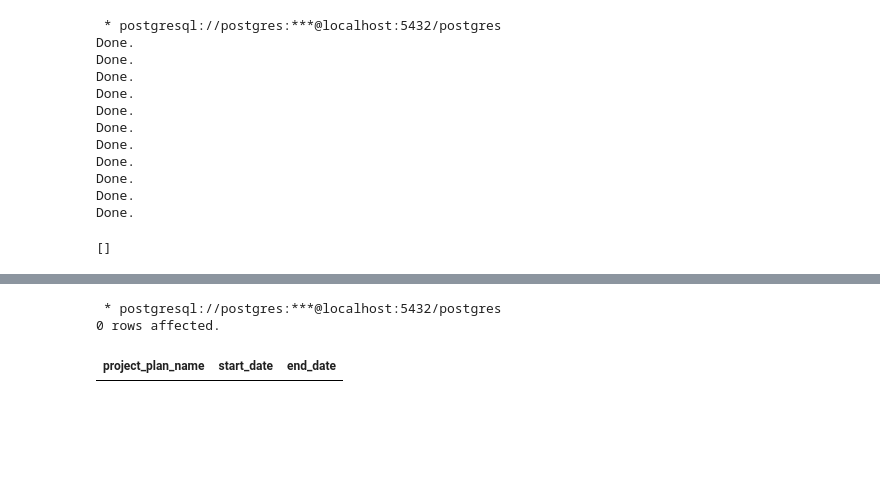
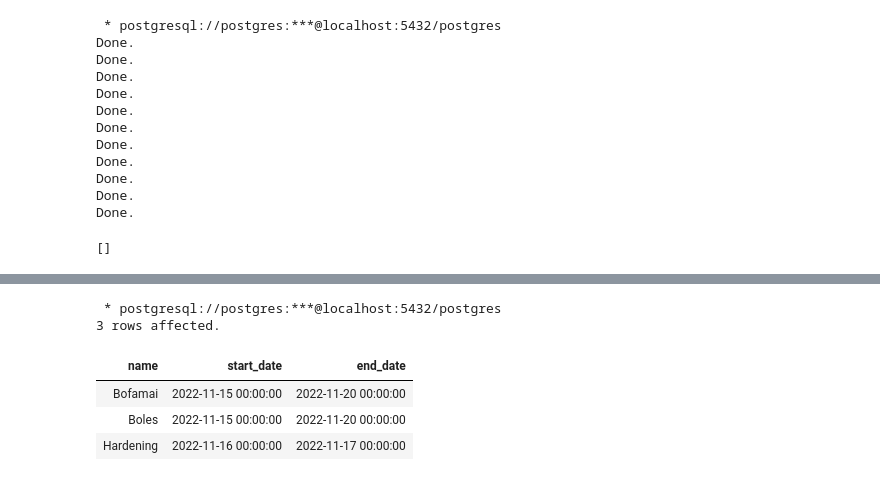
Before and after one commit to thedatasnok/idata2303-project, a Jupyter notebook: notebook.ipynb, the cells around one changed output, grey strips where cells are left out. Saved outputs shown, nothing was run; the diff lists cells and outputs as text; code cells hidden in the pictures; blank space fills up the shorter version.

```diff
--- a/notebook.ipynb
+++ b/notebook.ipynb
@@ -386,16 +597,15 @@ ORDER BY working_time ASC;
 # %%
 %%sql
--- Retrieve all the plans for a project with order of their working period.
 
-SELECT project_plan.name project_plan_name, project_plan.start_date, project_plan.end_date
+SELECT project_plan.name, project_plan.start_date, project_plan.end_date
 FROM project_plan
-WHERE fk_project_id = (
-  SELECT project_id
-  FROM project
-  WHERE project.name = 'A'
-)
-ORDER BY project_plan.start_date;
+JOIN project ON project.project_id = project_plan.fk_project_id
+WHERE project.name = 'Antiboom'
+ORDER BY project_plan.start_date ASC;
 # %% [output]
  * postgresql://postgres:***@localhost:5432/postgres
-0 rows affected.
+3 rows affected.
-| project_plan_name | start_date | end_date |
+| name | start_date | end_date |
+| Bofamai | 2022-11-15 00:00:00 | 2022-11-20 00:00:00 |
+| Boles | 2022-11-15 00:00:00 | 2022-11-20 00:00:00 |
+| Hardening | 2022-11-16 00:00:00 | 2022-11-17 00:00:00 |
```
Also changed, not shown: parts of 14 cells of this notebook.
